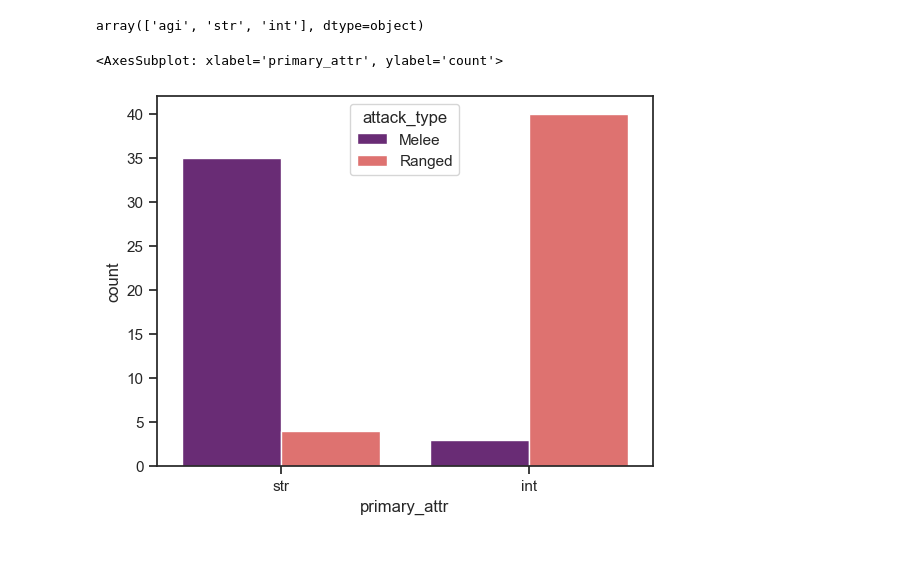
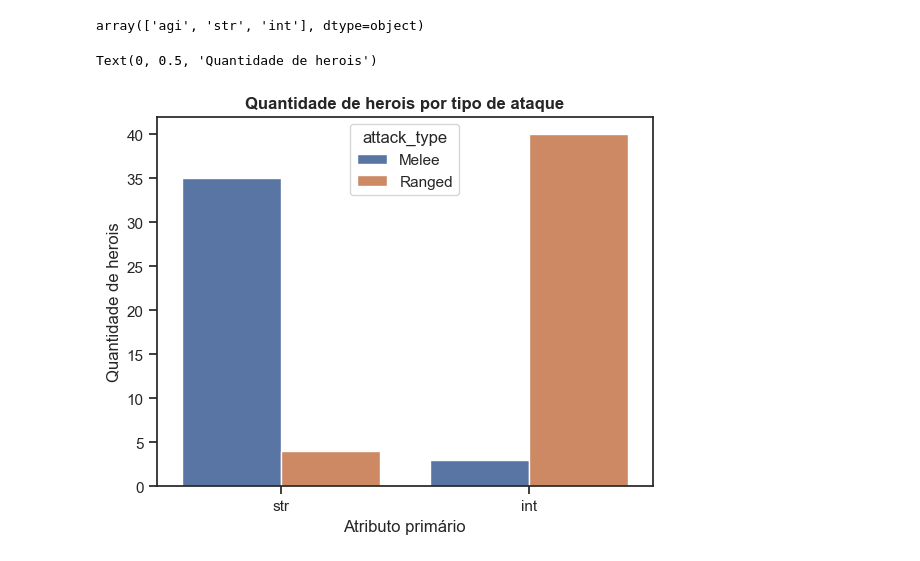
Before and after one commit to RafaelMoraesCruz/Heroes-Dota2, a Jupyter notebook: app.ipynb, the cells around one changed output. Cells and saved outputs as stored; diff of their text form; code cells hidden in the pictures.

```diff
--- a/app.ipynb
+++ b/app.ipynb
@@ -152,7 +152,10 @@ df['primary_attr'].unique()
 array(['agi', 'str', 'int'], dtype=object)
 # %%
 df_str_int = df[(df['primary_attr'] == 'str') | (df['primary_attr'] == 'int')]
-sns.countplot(x = 'primary_attr', hue = 'attack_type', data = df_str_int, palette = 'magma')
+sns.countplot(x = 'primary_attr', hue = 'attack_type', data = df_str_int)
+plt.title('Quantidade de herois por tipo de ataque', fontweight="bold")
+plt.xlabel('Atributo primário')
+plt.ylabel('Quantidade de herois')
 # %% [output]
-<AxesSubplot: xlabel='primary_attr', ylabel='count'>
+Text(0, 0.5, 'Quantidade de herois')
-[figure, old version]
+[figure, new version]
```
Also changed, not shown: parts of 2 cells of this notebook, 2 other files.
